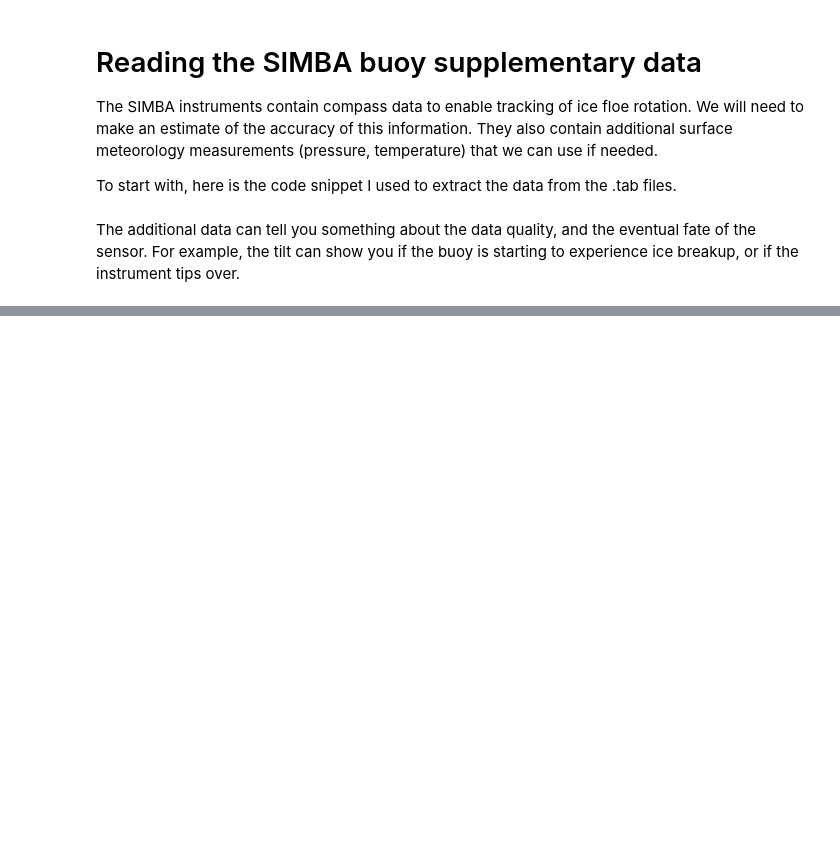
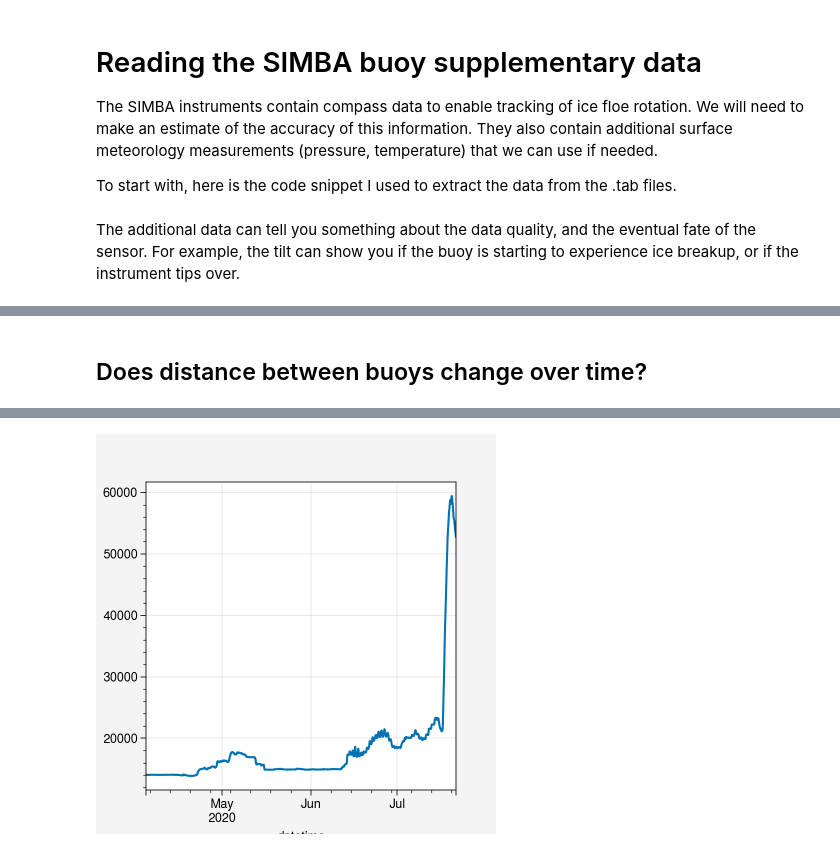
Before and after one commit to awang343/uncertainty-quantification-sea-ice, a Jupyter notebook: notebooks/SIMBA Buoys.ipynb, the cells around one changed output, grey strips where cells are left out. Saved outputs shown, nothing was run; the diff lists cells and outputs as text; code cells hidden in the pictures; blank space fills up the shorter version.

```diff
--- a/notebooks/SIMBA Buoys.ipynb
+++ b/notebooks/SIMBA Buoys.ipynb
@@ -40,0 +32,6 @@ The additional data can tell you something about the data quality, and the event
+# %%
+full_meta = simba_metadata().merge(buoy_metadata(), left_index=True, right_index=True, how="left")
+full_meta.index.names = ['Sensor ID']
+
+def buoyPos(buoy):
+    return np.array(simba_data(buoy)[['Latitude', "Longitude"]].head(1))[0]
@@ -45,0 +210,12 @@ aux_data['2019T66']['Tilt [deg]'].plot()
+# %% [markdown]
+## Does distance between buoys change over time?
+# %%
+a = buoy_data(full_meta.index[16]).set_index("datetime")[["x_stere", "y_stere"]]
+b = buoy_data(full_meta.index[14]).set_index("datetime")[["x_stere", "y_stere"]]
+
+merged = a.merge(b, left_index=True, right_index=True, suffixes=["1","2"])
+merged["dist"] = np.sqrt((merged["x_stere1"] - merged["x_stere2"])**2 + (merged["y_stere1"] - merged["y_stere2"])**2)
+
+merged['dist'].plot()
+print(merged['dist'])
+# %% [output]
@@ -45,0 +235 @@ aux_data['2019T66']['Tilt [deg]'].plot()
+[figure, added]
```
Also changed, not shown: parts of 11 cells of this notebook, 29 other files.
